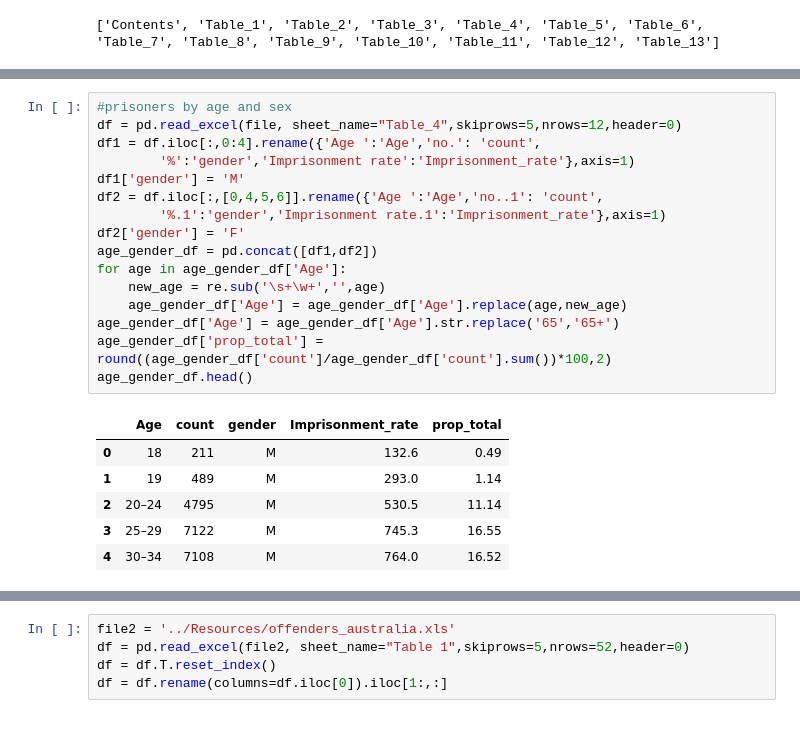
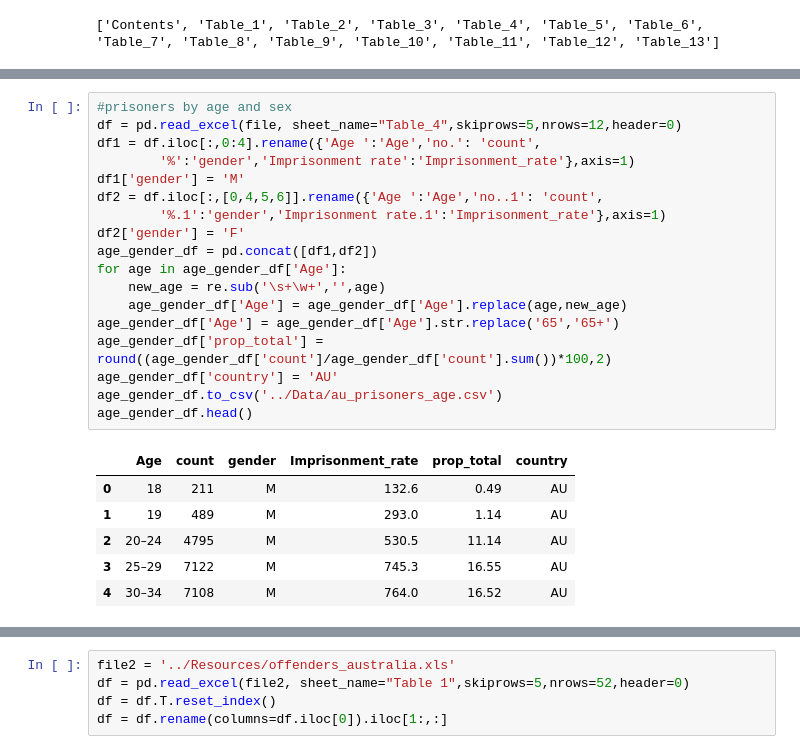
Before and after one commit to QuentinMahieu/ETL-project, a Jupyter notebook: scripts/crimes_auz_scraping.ipynb, the cells around one changed output, grey strips where cells are left out. Cells and saved outputs as stored; diff of their text form.

```diff
--- a/scripts/crimes_auz_scraping.ipynb
+++ b/scripts/crimes_auz_scraping.ipynb
@@ -51,26 +56,28 @@ prisoners_types_df.head()
 # %%
 #prisoners by age and sex
 df = pd.read_excel(file, sheet_name="Table_4",skiprows=5,nrows=12,header=0)
 df1 = df.iloc[:,0:4].rename({'Age ':'Age','no.': 'count',
         '%':'gender','Imprisonment rate':'Imprisonment_rate'},axis=1)
 df1['gender'] = 'M'
 df2 = df.iloc[:,[0,4,5,6]].rename({'Age ':'Age','no..1': 'count',
         '%.1':'gender','Imprisonment rate.1':'Imprisonment_rate'},axis=1)
 df2['gender'] = 'F'
 age_gender_df = pd.concat([df1,df2])
 for age in age_gender_df['Age']:
     new_age = re.sub('\s+\w+','',age)
     age_gender_df['Age'] = age_gender_df['Age'].replace(age,new_age)
 age_gender_df['Age'] = age_gender_df['Age'].str.replace('65','65+')
 age_gender_df['prop_total'] = round((age_gender_df['count']/age_gender_df['count'].sum())*100,2)
+age_gender_df['country'] = 'AU'
+age_gender_df.to_csv('../Data/au_prisoners_age.csv')
 age_gender_df.head()
 # %% [output]
-|  | Age | count | gender | Imprisonment_rate | prop_total |
-| 0 | 18 | 211 | M | 132.6 | 0.49 |
-| 1 | 19 | 489 | M | 293.0 | 1.14 |
-| 2 | 20–24 | 4795 | M | 530.5 | 11.14 |
-| 3 | 25–29 | 7122 | M | 745.3 | 16.55 |
-| 4 | 30–34 | 7108 | M | 764.0 | 16.52 |
+|  | Age | count | gender | Imprisonment_rate | prop_total | country |
+| 0 | 18 | 211 | M | 132.6 | 0.49 | AU |
+| 1 | 19 | 489 | M | 293.0 | 1.14 | AU |
+| 2 | 20–24 | 4795 | M | 530.5 | 11.14 | AU |
+| 3 | 25–29 | 7122 | M | 745.3 | 16.55 | AU |
+| 4 | 30–34 | 7108 | M | 764.0 | 16.52 | AU |
 # %%
 #prisoners by age and crime
 df = pd.read_excel(file, sheet_name="Table_6",skiprows=4,nrows=12,header=0)
```
Also changed, not shown: parts of 9 cells of this notebook, 11 other files.
